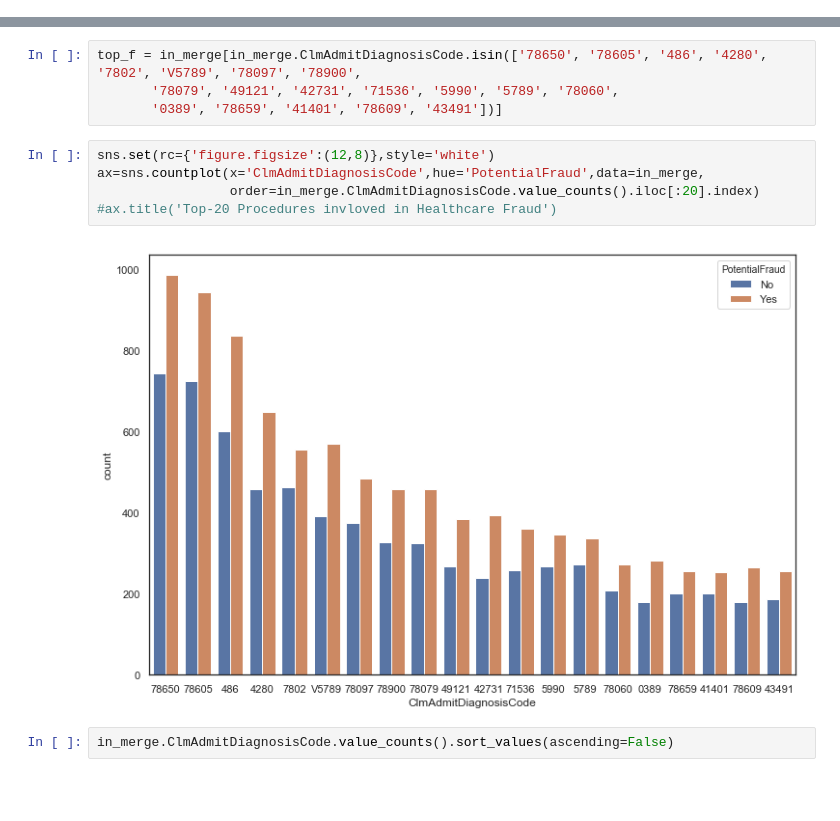
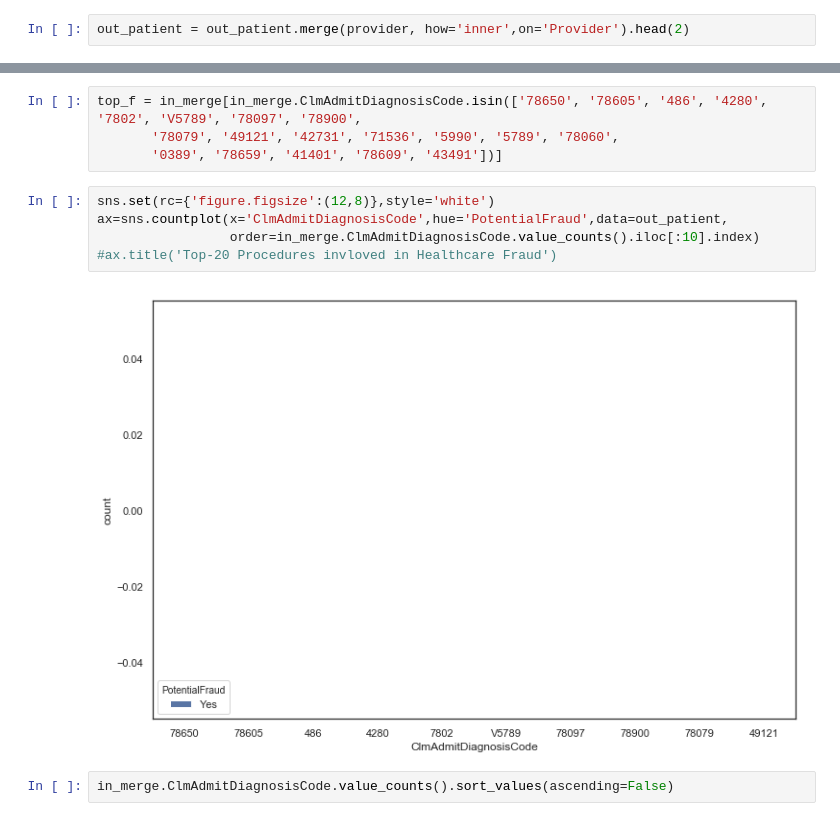
Before and after one commit to microwolf/capstone_healthcare_fraud, a Jupyter notebook: contributors/patrice/scripts/Data_Exploration-checkpoint.ipynb, the cells around one changed output, grey strips where cells are left out. Cells and saved outputs as stored; diff of their text form; blank space fills up the shorter version.

```diff
--- a/contributors/patrice/scripts/Data_Exploration-checkpoint.ipynb
+++ b/contributors/patrice/scripts/Data_Exploration-checkpoint.ipynb
@@ -384 +400,3 @@ out_patient.groupby(['WeekofClaim'], as_index=False).agg({'ClaimID':'count'
+# %%
+out_patient = out_patient.merge(provider, how='inner',on='Provider').head(2)
 # %%
@@ -421,11 +468,11 @@ top_f = in_merge[in_merge.ClmAdmitDiagnosisCode.isin(['78650', '78605', '486', '
        '0389', '78659', '41401', '78609', '43491'])]
 # %%
 sns.set(rc={'figure.figsize':(12,8)},style='white')
-ax=sns.countplot(x='ClmAdmitDiagnosisCode',hue='PotentialFraud',data=in_merge,
-                 order=in_merge.ClmAdmitDiagnosisCode.value_counts().iloc[:20].index)
+ax=sns.countplot(x='ClmAdmitDiagnosisCode',hue='PotentialFraud',data=out_patient,
+                 order=in_merge.ClmAdmitDiagnosisCode.value_counts().iloc[:10].index)
 #ax.title('Top-20 Procedures invloved in Healthcare Fraud')
 # %% [output]
-[figure, old version]
+[figure, new version]
 # %%
 in_merge.ClmAdmitDiagnosisCode.value_counts().sort_values(ascending=False)
 # %% [output]
```
Also changed, not shown: parts of 8 cells of this notebook, 5 other files.
